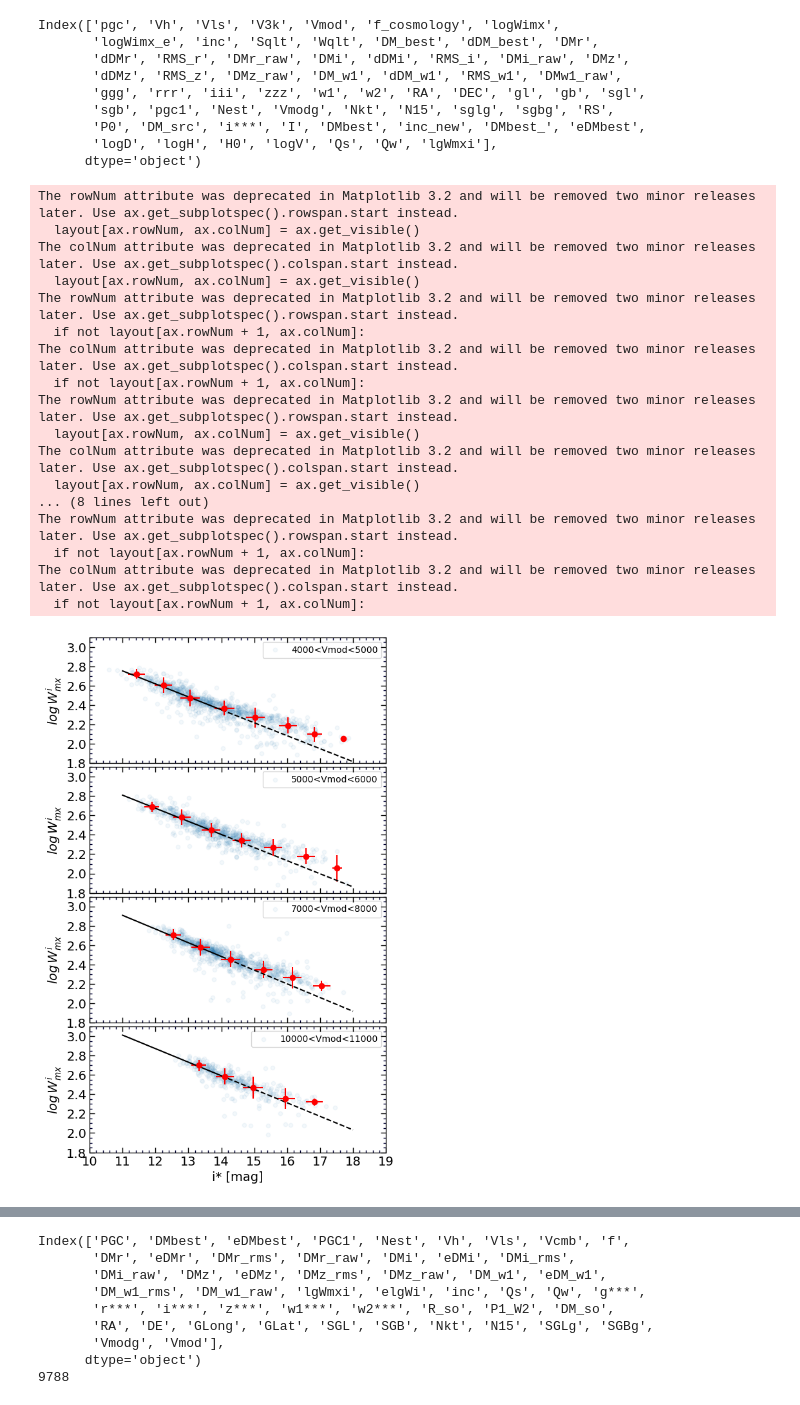
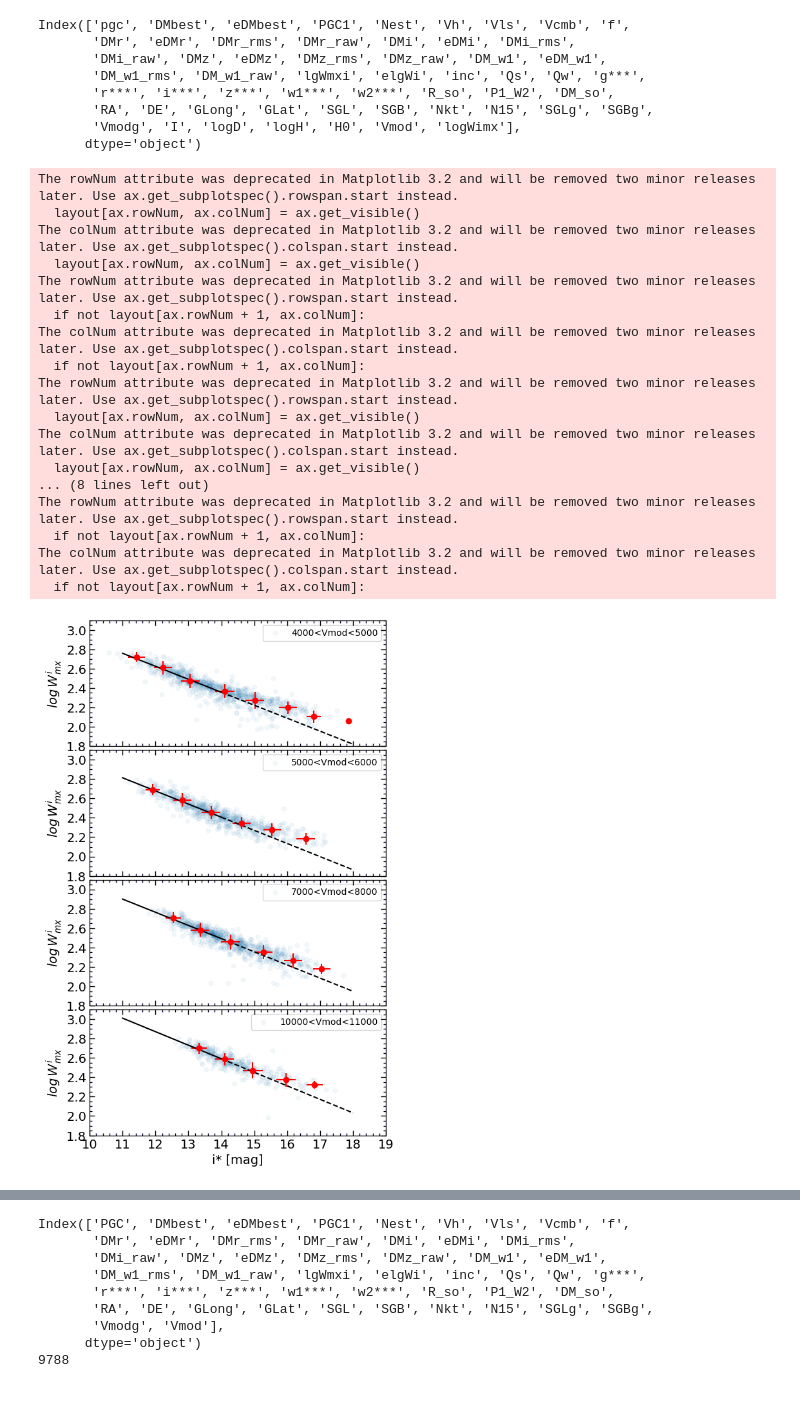
Before and after one commit to ekourkchi/test_TFRcatal, a Jupyter notebook: Hubble_cutoff.ipynb, the cells around one changed output, grey strips where cells are left out. Drawn from its saved outputs; the diff is of its cells as text; code cells hidden in the pictures.

```diff
--- a/Hubble_cutoff.ipynb
+++ b/Hubble_cutoff.ipynb
@@ -127,14 +110,15 @@ See the caveats in the documentation: http://pandas.pydata.org/pandas-docs/stabl
 # %%
-# df = pd.read_csv("CF4_TF_distances.csv", sep='|')
+df = pd.read_csv("CF4_TF_distances.csv", sep='|')
 
-# x = df['i***']-df.DMbest
-# np.max(x[df['i***']>0])
-# df['I'] = x
+x = df['i***']-df.DMbest
+np.max(x[df['i***']>0])
+df['I'] = x
 
-# df['logD'] = (df['DMbest']-25)/5.
-# df['logH'] = np.log10(df.f*df.Vcmb) - df['logD']
-# df['H0'] = 10**df.logH
-# df['Vmod'] = df.f*df.Vcmb
+df['logD'] = (df['DMi_raw']-25)/5.
+df['logH'] = np.log10(df.f*df.Vcmb) - df['logD']
+df['H0'] = 10**df.logH
+df['Vmod'] = df.f*df.Vcmb
+df['logWimx'] = df['lgWmxi']
 
-# print(df.columns)
-# df.head()
+print(df.columns)
+df.head()
@@ -416,14 +427,13 @@ for i in np.arange(xmin, xmax, 1):
 # %%
 df.columns
 # %% [output]
-Index(['pgc', 'Vh', 'Vls', 'V3k', 'Vmod', 'f_cosmology', 'logWimx',
-       'logWimx_e', 'inc', 'Sqlt', 'Wqlt', 'DM_best', 'dDM_best', 'DMr',
-       'dDMr', 'RMS_r', 'DMr_raw', 'DMi', 'dDMi', 'RMS_i', 'DMi_raw', 'DMz',
-       'dDMz', 'RMS_z', 'DMz_raw', 'DM_w1', 'dDM_w1', 'RMS_w1', 'DMw1_raw',
-       'ggg', 'rrr', 'iii', 'zzz', 'w1', 'w2', 'RA', 'DEC', 'gl', 'gb', 'sgl',
-       'sgb', 'pgc1', 'Nest', 'Vmodg', 'Nkt', 'N15', 'sglg', 'sgbg', 'RS',
-       'P0', 'DM_src', 'i***', 'I', 'DMbest', 'inc_new', 'DMbest_', 'eDMbest',
-       'logD', 'logH', 'H0', 'logV', 'Qs', 'Qw', 'lgWmxi'],
+Index(['pgc', 'DMbest', 'eDMbest', 'PGC1', 'Nest', 'Vh', 'Vls', 'Vcmb', 'f',
+       'DMr', 'eDMr', 'DMr_rms', 'DMr_raw', 'DMi', 'eDMi', 'DMi_rms',
+       'DMi_raw', 'DMz', 'eDMz', 'DMz_rms', 'DMz_raw', 'DM_w1', 'eDM_w1',
+       'DM_w1_rms', 'DM_w1_raw', 'lgWmxi', 'elgWi', 'inc', 'Qs', 'Qw', 'g***',
+       'r***', 'i***', 'z***', 'w1***', 'w2***', 'R_so', 'P1_W2', 'DM_so',
+       'RA', 'DE', 'GLong', 'GLat', 'SGL', 'SGB', 'Nkt', 'N15', 'SGLg', 'SGBg',
+       'Vmodg', 'I', 'logD', 'logH', 'H0', 'Vmod', 'logWimx'],
       dtype='object')
 # %%
 fig = py.figure(figsize=(5, 10), dpi=100)
@@ -441,7 +451,6 @@ dff.plot.scatter(y='lgWmxi', x='i***', alpha=0.05, ax=ax, label='4000<Vmod<5000'
 
 X = dff['i***'].values
 Y = dff['lgWmxi'].values
-Ye = dff['logWimx_e']
 xmin = np.min(X)
 xmax = np.max(X)
 lab = True
@@ -487,7 +496,6 @@ dff.plot.scatter(y='lgWmxi', x='i***', alpha=0.05, ax=ax, label='5000<Vmod<6000'
 
 X = dff['i***'].values
 Y = dff['lgWmxi'].values
-Ye = dff['logWimx_e']
 xmin = np.min(X)
 xmax = np.max(X)
 lab = True
@@ -534,7 +542,6 @@ dff.plot.scatter(y='lgWmxi', x='i***', alpha=0.05, ax=ax, label='7000<Vmod<8000'
 
 X = dff['i***'].values
 Y = dff['lgWmxi'].values
-Ye = dff['logWimx_e']
 xmin = np.min(X)
 xmax = np.max(X)
 lab = True
@@ -581,7 +588,6 @@ dff.plot.scatter(y='lgWmxi', x='i***', alpha=0.05, ax=ax, label='10000<Vmod<1100
 
 X = dff['i***'].values
 Y = dff['lgWmxi'].values
-Ye = dff['logWimx_e']
 xmin = np.min(X)
 xmax = np.max(X)
 lab = True
@@ -607,31 +613,31 @@ ax.plot(xx, c[0]*xx+c[1], 'k--')
 
 xx = np.linspace(11,14,100)
 ax.plot(xx, c[0]*xx+c[1], 'k-')
 
 x_ax, y_ax = set_axes(ax, (10,19), (1.8,3.1), fontsize=14)
 ax.set_xlabel("i* [mag]", fontsize=14)
 ax.set_ylabel(r"$log \/W^i_{mx}$", fontsize=14)
 
 
 
 
 plt.subplots_adjust(hspace=0.03, wspace=0.2)
 # %% [output]
 The rowNum attribute was deprecated in Matplotlib 3.2 and will be removed two minor releases later. Use ax.get_subplotspec().rowspan.start instead.
   layout[ax.rowNum, ax.colNum] = ax.get_visible()
 The colNum attribute was deprecated in Matplotlib 3.2 and will be removed two minor releases later. Use ax.get_subplotspec().colspan.start instead.
   layout[ax.rowNum, ax.colNum] = ax.get_visible()
 The rowNum attribute was deprecated in Matplotlib 3.2 and will be removed two minor releases later. Use ax.get_subplotspec().rowspan.start instead.
   if not layout[ax.rowNum + 1, ax.colNum]:
 The colNum attribute was deprecated in Matplotlib 3.2 and will be removed two minor releases later. Use ax.get_subplotspec().colspan.start instead.
   if not layout[ax.rowNum + 1, ax.colNum]:
 The rowNum attribute was deprecated in Matplotlib 3.2 and will be removed two minor releases later. Use ax.get_subplotspec().rowspan.start instead.
   layout[ax.rowNum, ax.colNum] = ax.get_visible()
 The colNum attribute was deprecated in Matplotlib 3.2 and will be removed two minor releases later. Use ax.get_subplotspec().colspan.start instead.
   layout[ax.rowNum, ax.colNum] = ax.get_visible()
 ... (8 lines left out)
 The rowNum attribute was deprecated in Matplotlib 3.2 and will be removed two minor releases later. Use ax.get_subplotspec().rowspan.start instead.
   if not layout[ax.rowNum + 1, ax.colNum]:
 The colNum attribute was deprecated in Matplotlib 3.2 and will be removed two minor releases later. Use ax.get_subplotspec().colspan.start instead.
   if not layout[ax.rowNum + 1, ax.colNum]:
-[figure, old version]
+[figure, new version]
```
Also changed, not shown: parts of 19 cells of this notebook, 3 other files.
